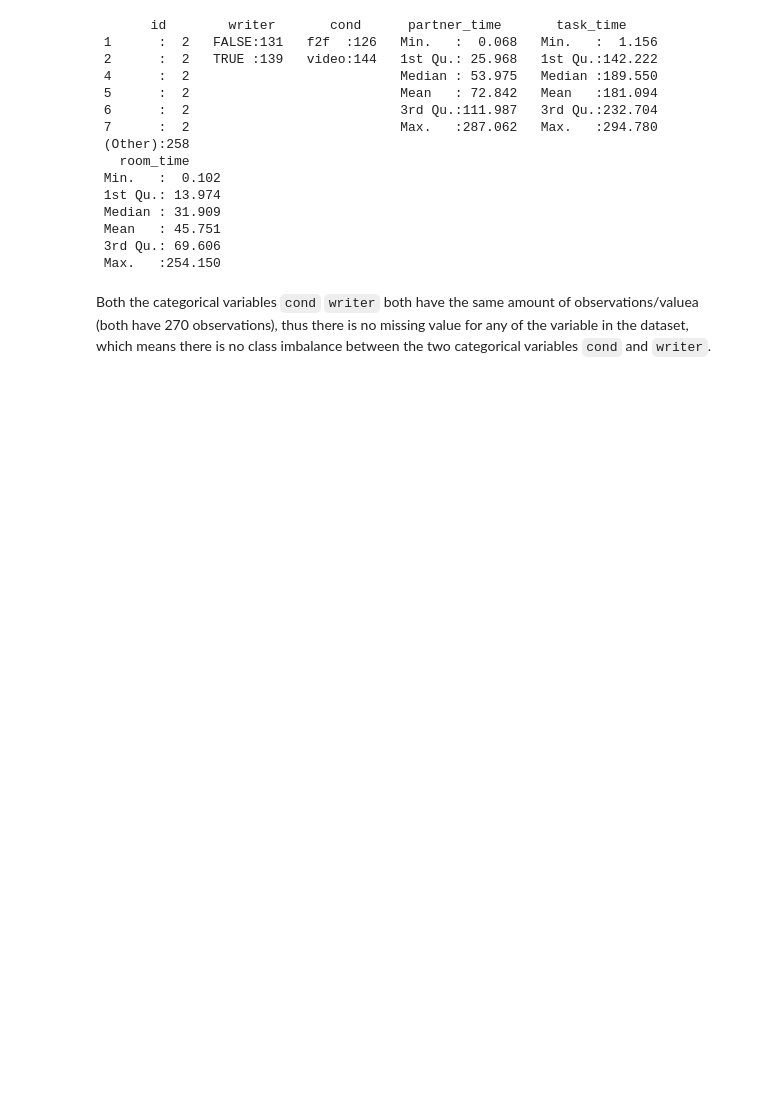
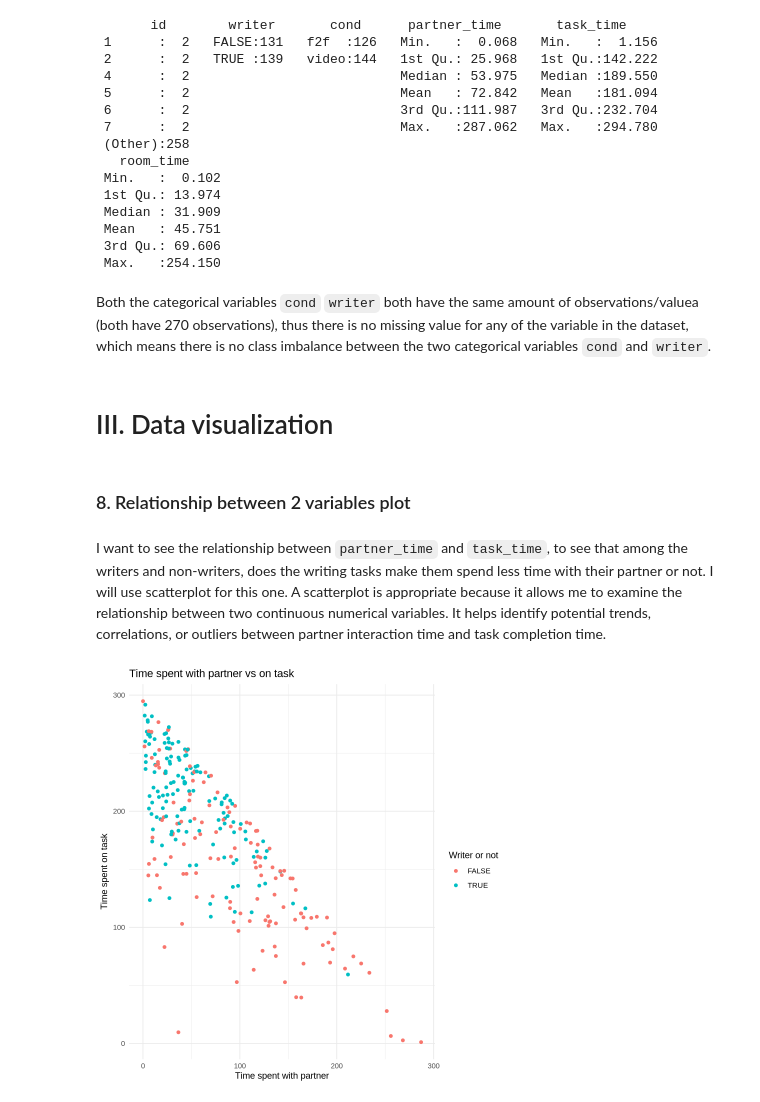
Before and after one commit to annanguyen0605/DSCI200_Case_study_1, a Jupyter notebook: case-study-1.ipynb, the cells around one changed output. Cells and saved outputs as stored; diff of their text form; code cells hidden in the pictures; blank space fills up the shorter version.

Commit message:
Commit 3
Data visualization part, added subheadings

```diff
--- a/case-study-1.ipynb
+++ b/case-study-1.ipynb
@@ -163,3 +175,17 @@ summary(data)
  Max.   :254.150
 # %% [markdown]
 Both the categorical variables `cond` `writer` both have the same amount of observations/valuea (both have 270 observations), thus there is no missing value for any of the variable in the dataset, which means there is no class imbalance between the two categorical variables `cond` and `writer`.
+# %% [markdown]
+# III. Data visualization
+# %% [markdown]
+### 8. Relationship between 2 variables plot
+# %% [markdown]
+I want to see the relationship between `partner_time` and `task_time`, to see that among the writers and non-writers, does the writing tasks make them spend less time with their partner or not. I will use scatterplot for this one. A scatterplot is appropriate because it allows me to examine the relationship between two continuous numerical variables. It helps identify potential trends, correlations, or outliers between partner interaction time and task completion time.
+# %%
+partner_vs_task <- ggplot(data, aes(x = partner_time, y = task_time, color = writer)) +
+                   geom_point() +
+                   labs(x = "Time spent with partner", y = "Time spent on task", color = "Writer or not", title = "Time spent with partner vs on task") +
+                   theme_minimal()
+partner_vs_task
+# %% [output]
+[figure, added]
```
Also changed, not shown: parts of 21 cells of this notebook.
